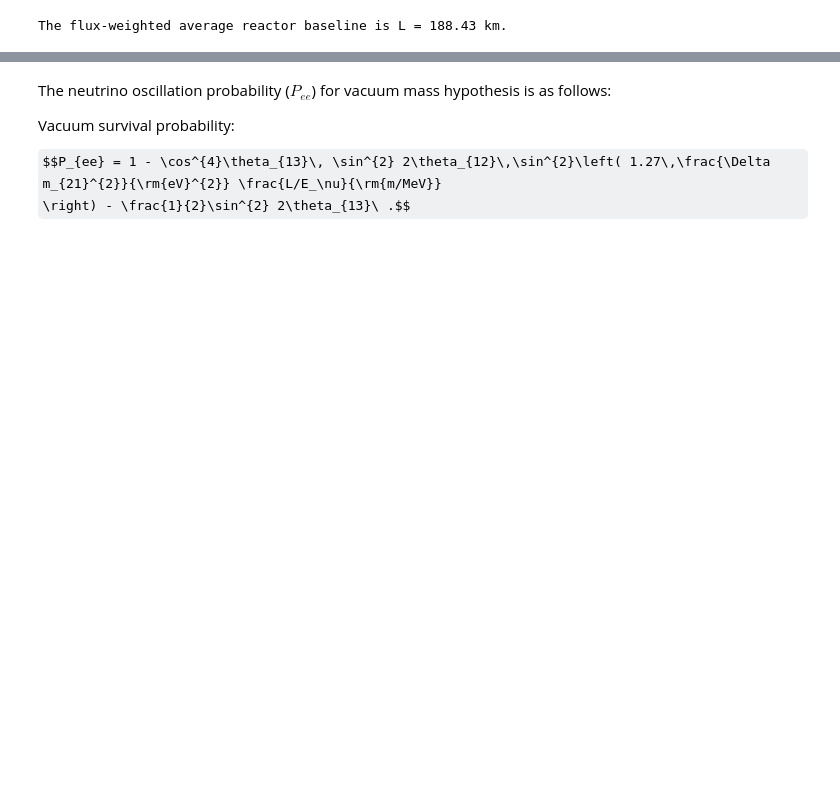
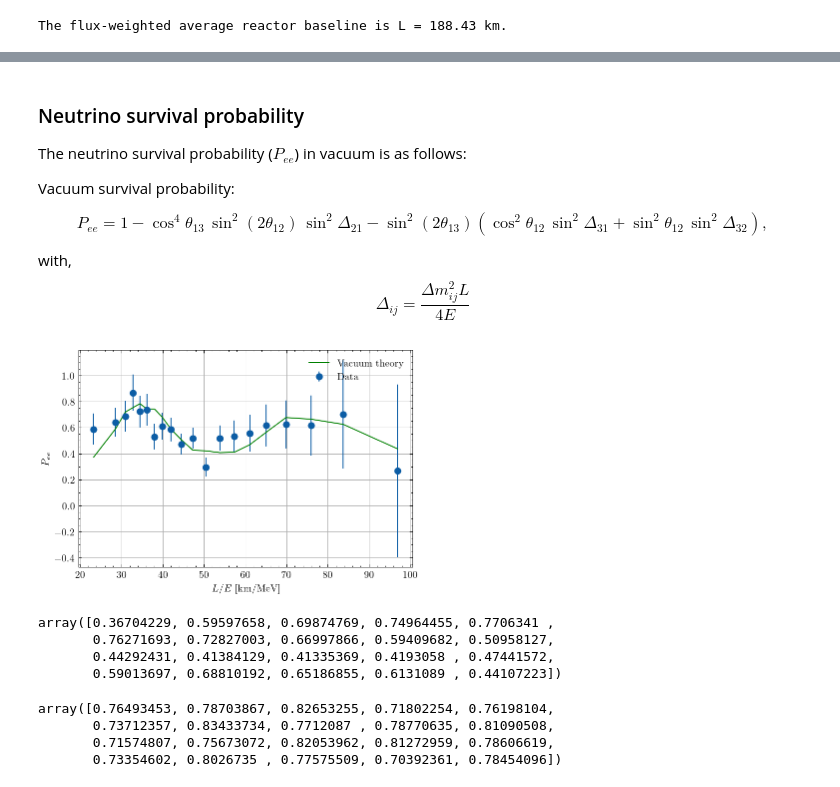
Before and after one commit to soumya-jit-datta/Neutrino-mass-from-ultralight-DM, a Jupyter notebook: Vacuum Mass Hypothesis.ipynb, the cells around one changed output, grey strips where cells are left out. Drawn from its saved outputs; the diff is of its cells as text; code cells hidden in the pictures; some formulas as TeX source; blank space fills up the shorter version.

```diff
--- a/Vacuum Mass Hypothesis.ipynb
+++ b/Vacuum Mass Hypothesis.ipynb
@@ -58,12 +36,3 @@ L_avg = np.sum(L*Phi)/np.sum(Phi)
 print(f"The flux-weighted average reactor baseline is L = {L_avg:.2f} km.")
 # %% [output]
 The flux-weighted average reactor baseline is L = 188.43 km.
-# %%
-P_ee_weighted = np.zeros_like(P_ee)
-Phi = neutrino_flux['Flux_cm2_s'].to_numpy() # Only Japan reactors
-
-
-for i in range(len(P_ee)):
-    P_ee_weighted[i]= np.sum(Phi*P_ee[i])/np.sum(Phi)
-
-P_ee_weighted, P_ee
@@ -90,7 +39,11 @@ P_ee_weighted, P_ee
 # %% [markdown]
-The neutrino oscillation probability ($P_{ee}$) for vacuum mass hypothesis is as follows:
+### Neutrino survival probability
+
+The neutrino survival probability ($P_{ee}$) in vacuum is as follows:
 
 Vacuum survival probability:
 
-$$P_{ee} = 1 - \cos^{4}\theta_{13}\, \sin^{2} 2\theta_{12}\,\sin^{2}\left( 1.27\,\frac{\Delta m_{21}^{2}}{\rm{eV}^{2}} \frac{L/E_\nu}{\rm{m/MeV}}
-\right) - \frac{1}{2}\sin^{2} 2\theta_{13}\ .$$
+$$P_{ee} = 1 - \cos^4\theta_{13}\,\sin^2(2\theta_{12})\,\sin^2\Delta_{21} - \sin^2(2\theta_{13})
+\left(\cos^2\theta_{12}\,\sin^2\Delta_{31}+ \sin^2\theta_{12}\,\sin^2\Delta_{32}\right),$$
+
+with, $$\Delta_{ij} = \frac{\Delta m_{ij}^2 L}{4E}$$
@@ -96,0 +85,16 @@ $$P_{ee} = 1 - \cos^{4}\theta_{13}\, \sin^{2} 2\theta_{12}\,\sin^{2}\left( 1.27\
+# %%
+def P_ee_flux_weighted(x_values, dm21, theta12, theta13):
+
+    x_values = np.asarray(x_values)
+
+    P_ee_weighted= np.zeros_like(x_values,dtype=float)
+
+    for i,x in enumerate(x_values):
+
+        E = 180/x # in MeV
+
+        Pee= np.array([P_ee_vacuum(dm21, theta12, theta13, L, E) for L in L_reactor])
+
+        P_ee_weighted[i]= np.sum(Pee * Phi)/np.sum(Phi)
+
+    return P_ee_weighted
@@ -96,0 +122,36 @@ $$P_{ee} = 1 - \cos^{4}\theta_{13}\, \sin^{2} 2\theta_{12}\,\sin^{2}\left( 1.27\
+# %%
+x = prob_data["x (L/E)"].to_numpy()
+P_data = prob_data["P_ee"].to_numpy()
+P_err = prob_data["P_ee_err"].to_numpy()
+# %%
+# theory prediction at bin centres
+dm21_test = 7.5e-5
+th12_test = 0.59
+th13_test = 0.15
+
+P_th = P_ee_flux_weighted(x, dm21_test, th12_test, th13_test)
+
+plt.errorbar(x, P_data, yerr=P_err, fmt='o', label='Data')
+plt.plot(x, P_th, color="g",label='Vacuum theory')
+plt.xlabel(r'$L/E$ [km/MeV]')
+plt.ylabel(r'$P_{ee}$')
+plt.legend()
+plt.grid()
+plt.show()
+# %% [output]
+[figure, added]
+# %%
+P_ee_fw_binned(x, dx, dm21_test, th12_test, th13_test)
+# %% [output]
+array([0.36704229, 0.59597658, 0.69874769, 0.74964455, 0.7706341 ,
+       0.76271693, 0.72827003, 0.66997866, 0.59409682, 0.50958127,
+       0.44292431, 0.41384129, 0.41335369, 0.4193058 , 0.47441572,
+       0.59013697, 0.68810192, 0.65186855, 0.6131089 , 0.44107223])
+# %%
+dx = np.median(np.diff(x))
+P_ee_fw_binned(x, dx, dm21_test, th12_test, th13_test)
+# %% [output]
+array([0.76493453, 0.78703867, 0.82653255, 0.71802254, 0.76198104,
+       0.73712357, 0.83433734, 0.7712087 , 0.78770635, 0.81090508,
+       0.71574807, 0.75673072, 0.82053962, 0.81272959, 0.78606619,
+       0.73354602, 0.8026735 , 0.77575509, 0.70392361, 0.78454096])
```
Also changed, not shown: parts of 31 cells of this notebook, 2 other files.
